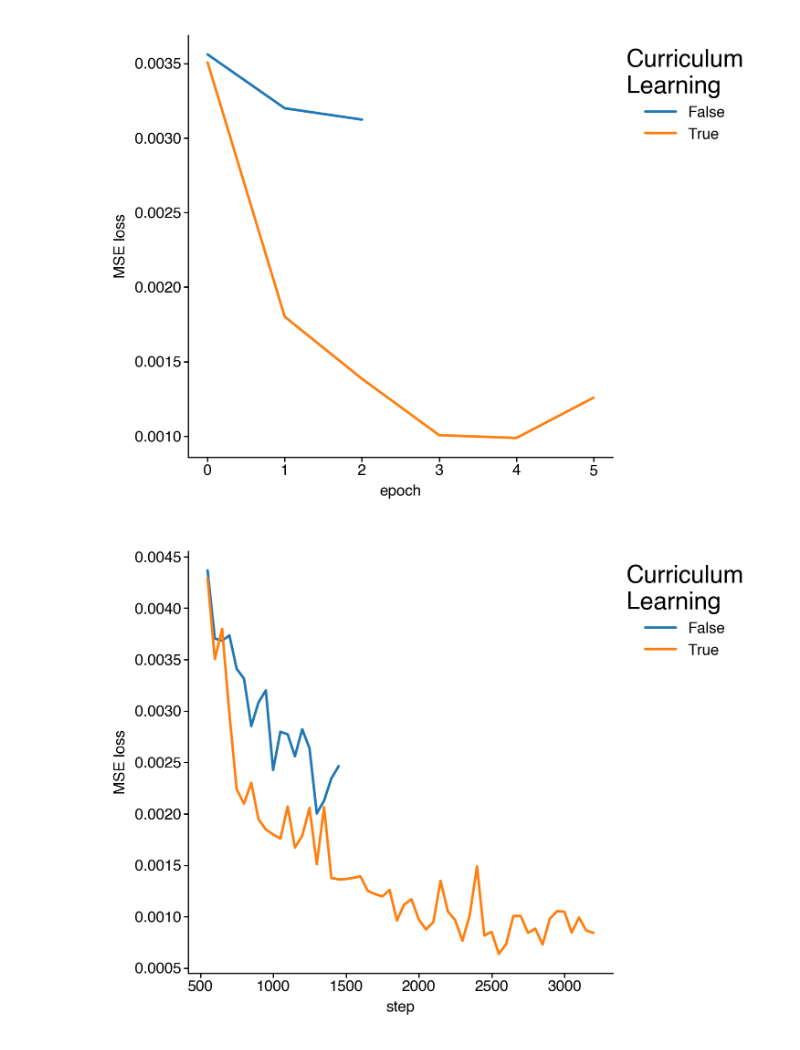
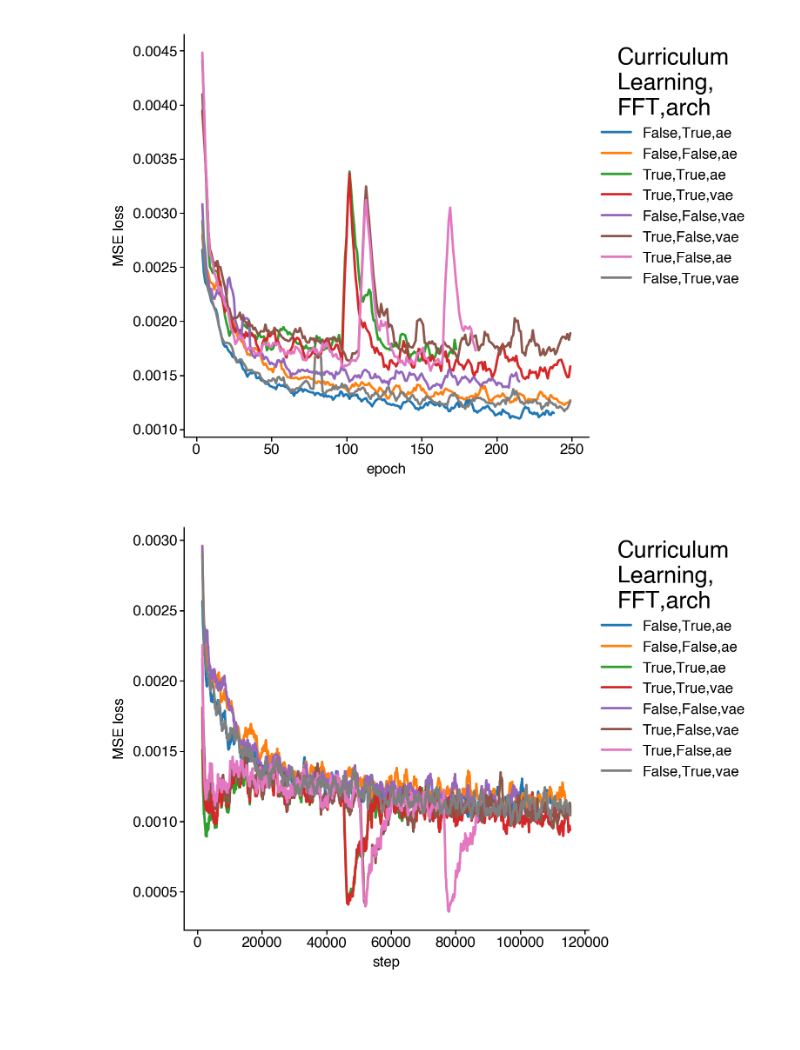
Before and after one commit to dattalab/ontogeny-of-behavior, a Jupyter notebook: notebooks/exploration/win/size-norm-model/2024-01-02-curriculum-vs-not.ipynb, the cells around one changed output. Saved outputs shown, nothing was run; the diff lists cells and outputs as text; code cells hidden in the pictures; blank space fills up the shorter version.

```diff
--- a/notebooks/exploration/win/size-norm-model/2024-01-02-curriculum-vs-not.ipynb
+++ b/notebooks/exploration/win/size-norm-model/2024-01-02-curriculum-vs-not.ipynb
@@ -9,7 +9,7 @@ from toolz import groupby, valmap
 # %%
 format_plots()
 # %%
-scan_path = Path('/n/groups/datta/win/longtogeny/size_norm/models/bottleneck_optimization_00/stage_02')
+scan_path = Path('/n/groups/datta/win/longtogeny/size_norm/models/bottleneck_optimization_00/stage_05')
 # %%
 metrics = sorted(scan_path.glob('**/metrics.csv'))
 results = load_model_parameters(metrics)
@@ -31,8 +50,14 @@ dfs = valmap(lambda x: pd.concat([pd.read_csv(f) for f in x]).set_index('step').
 # %%
 for k, v in dfs.items():
     config = toml.load(k / "config.toml")
-    ax = v['val_mse_loss'].dropna().plot(label=config['model']['lightning']['use_curriculum_learning'])
+    arch = config['model']['lightning']['arch']
+    label = str(config['model']['lightning']['use_curriculum_learning']) + "," + str(config['model'][arch]['use_fft_branch']) + f",{arch}"
+    if arch == 'vae':
+        col = 'val_mse_loss'
+    else:
+        col = 'val_loss'
+    ax = v[col].dropna().plot(label=label)
 ax.set(ylabel='MSE loss')
 sns.despine()
-legend(title="Curriculum\nLearning")
+legend(title="Curriculum\nLearning,\nFFT,arch")
 # %% [output]
@@ -40,21 +65,33 @@ legend(title="Curriculum\nLearning")
 # %%
 for k, v in dfs.items():
     config = toml.load(k / "config.toml")
-    ax = v.set_index('epoch')['val_mse_loss'].dropna().plot(label=config['model']['lightning']['use_curriculum_learning'])
+    arch = config['model']['lightning']['arch']
+    label = str(config['model']['lightning']['use_curriculum_learning']) + "," + str(config['model'][arch]['use_fft_branch']) + f",{arch}"
+    if arch == 'vae':
+        col = 'val_mse_loss'
+    else:
+        col = 'val_loss'
+    ax = v.set_index('epoch')[col].dropna().rolling(5).mean().plot(label=label)
+    # ax = v.set_index('epoch')[col].dropna().plot(label=label)
 ax.set(ylabel='MSE loss')
 sns.despine()
-legend(title="Curriculum\nLearning")
+legend(title="Curriculum\nLearning,\nFFT,arch")
 # %% [output]
-[figure, old version]
+[figure, new version]
 # %%
-# max_step = min(x.index.max() for x in dfs.values())
 max_step = max(x.index.max() for x in dfs.values())
 
 for k, v in dfs.items():
     config = toml.load(k / "config.toml")
-    ax = v.loc[:max_step, 'mse_loss'].dropna().iloc[10:].plot(label=config['model']['lightning']['use_curriculum_learning'])
+    arch = config['model']['lightning']['arch']
+    label = str(config['model']['lightning']['use_curriculum_learning']) + "," + str(config['model'][arch]['use_fft_branch']) + f",{arch}"
+    if arch == 'vae':
+        col = 'mse_loss'
+    else:
+        col = 'train_loss'
+    ax = v.loc[:max_step, col].dropna().iloc[10:].rolling(21).mean().plot(label=label)
 ax.set(ylabel='MSE loss')
 sns.despine()
-legend(title="Curriculum\nLearning")
+legend(title="Curriculum\nLearning,\nFFT,arch")
 # %% [output]
-[figure, old version]
+[figure, new version]
```
Also changed, not shown: parts of 6 cells of this notebook, 38 other files.
